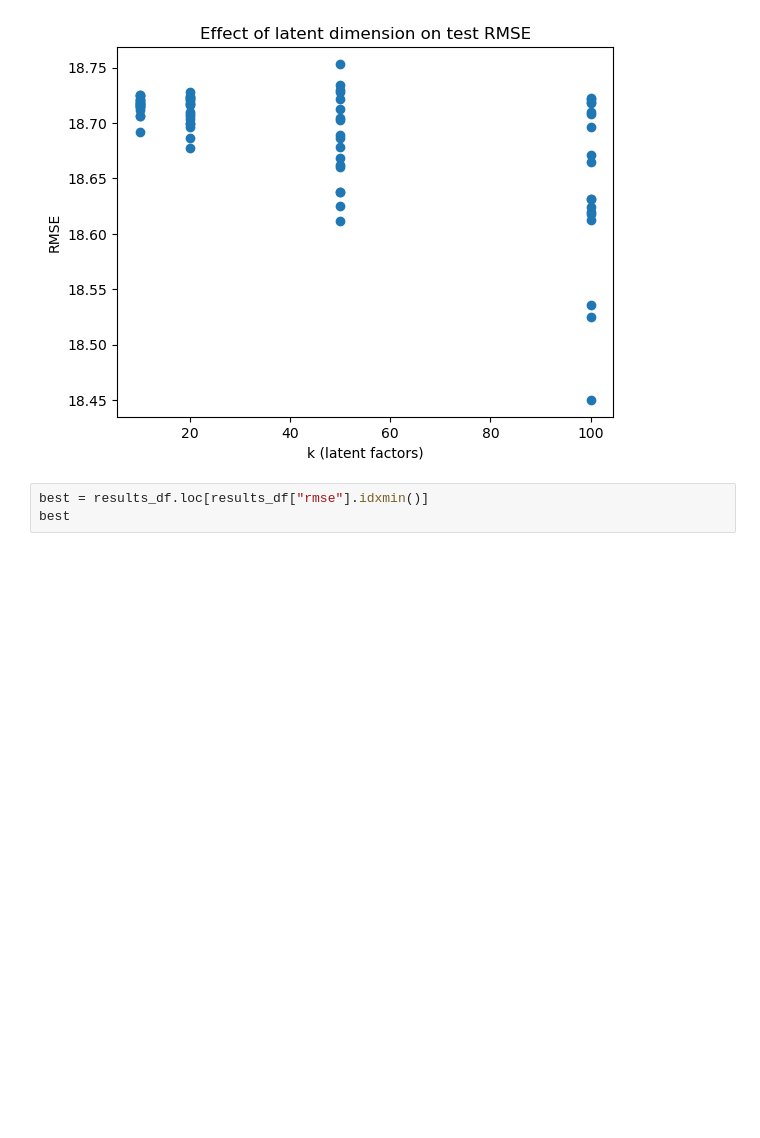
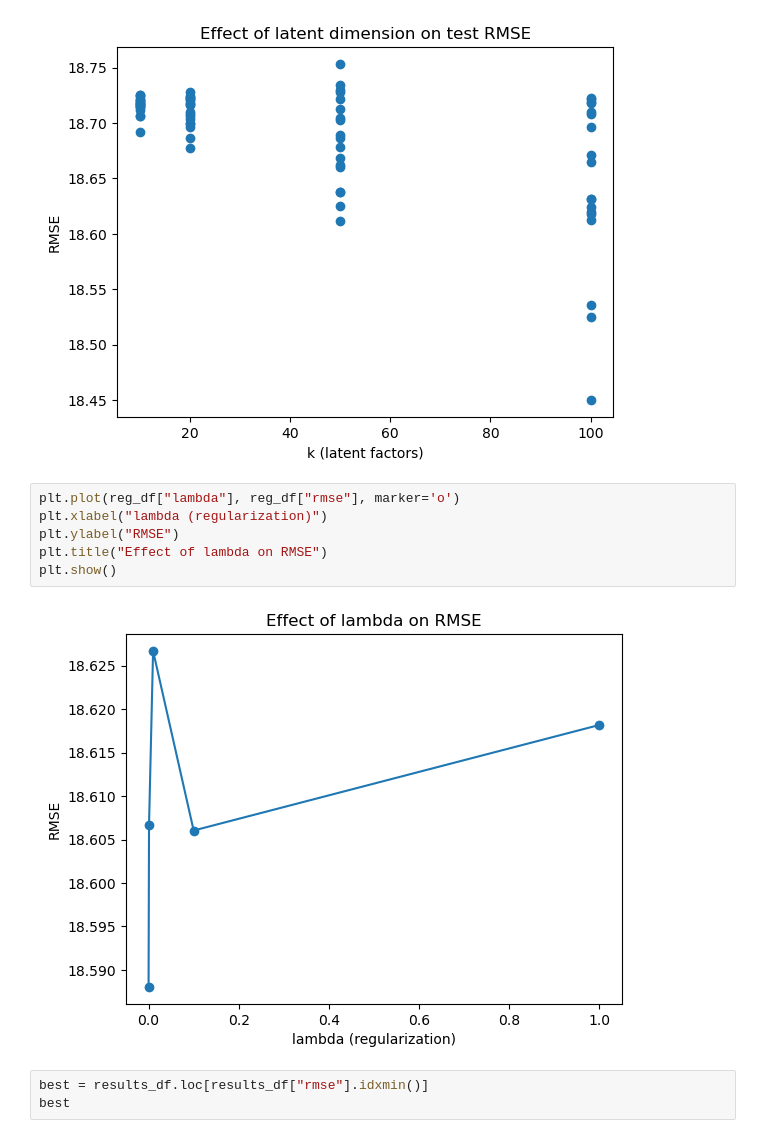
Before and after one commit to boson25/DSC256R_Assignment2, a Jupyter notebook: notebooks/MF_experiments.ipynb, the cells around one changed output. Cells and saved outputs as stored; diff of their text form; blank space fills up the shorter version.

```diff
--- a/notebooks/MF_experiments.ipynb
+++ b/notebooks/MF_experiments.ipynb
@@ -166,6 +166,14 @@ plt.title("Effect of latent dimension on test RMSE")
 plt.show()
 # %% [output]
 [figure]
+# %%
+plt.plot(reg_df["lambda"], reg_df["rmse"], marker='o')
+plt.xlabel("lambda (regularization)")
+plt.ylabel("RMSE")
+plt.title("Effect of lambda on RMSE")
+plt.show()
+# %% [output]
+[figure, added]
 # %%
 best = results_df.loc[results_df["rmse"].idxmin()]
 best
```
